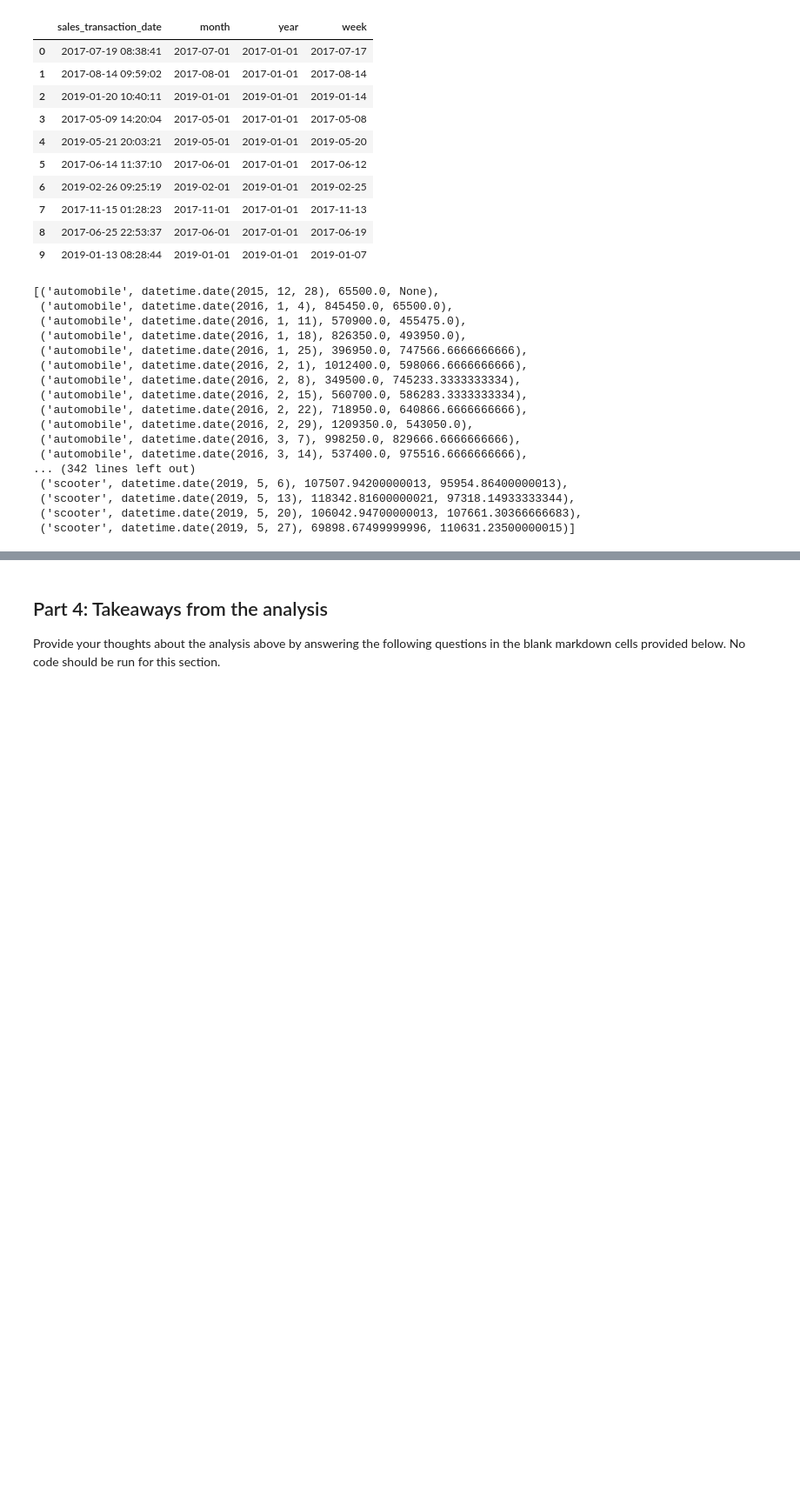
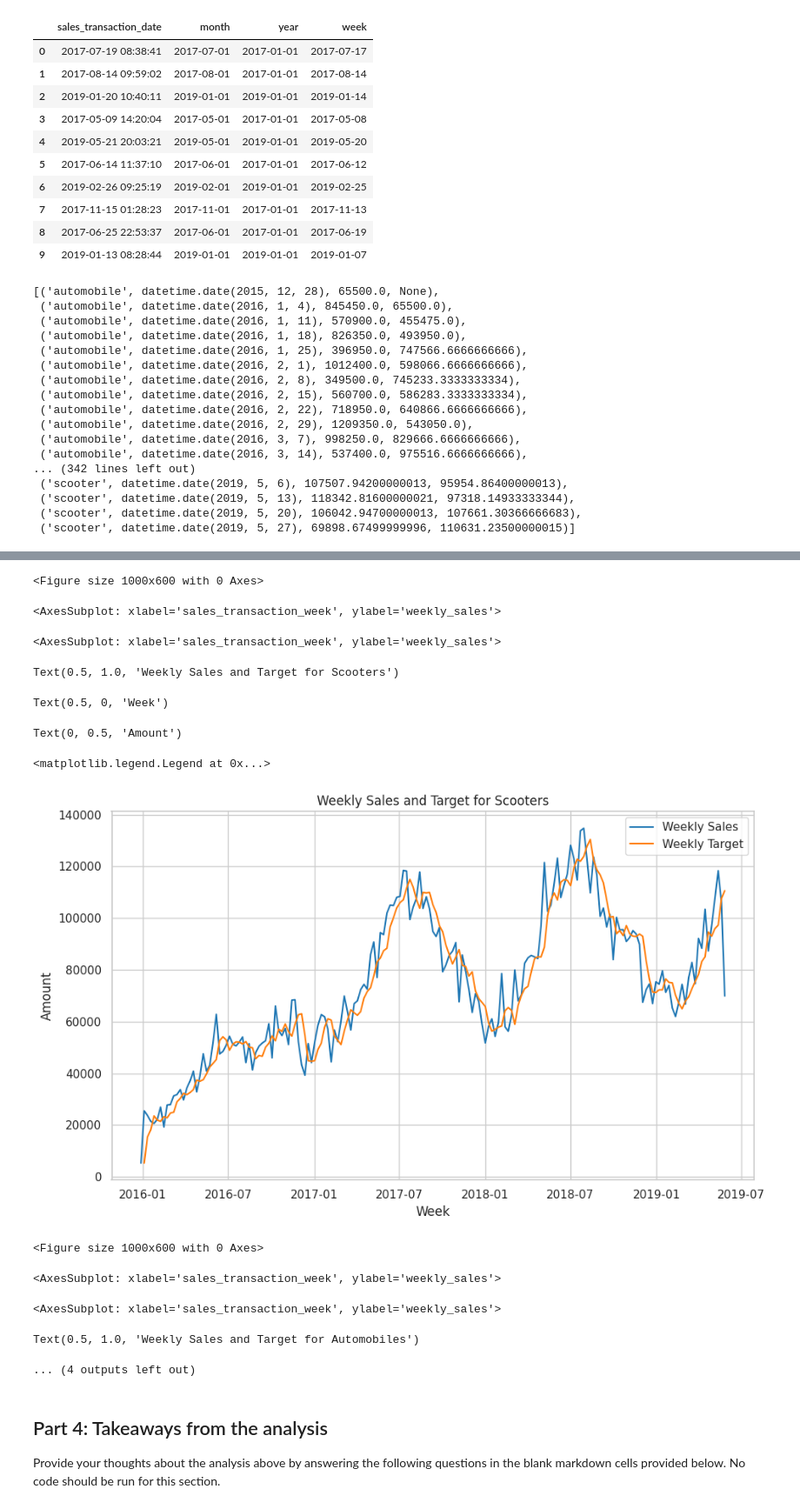
Before and after one commit to TAMU-STAT-624-Spring-2024/visualize-this-group-2, a Jupyter notebook: PythonVizAssignment_20240326_template.ipynb, the cells around one changed output, grey strips where cells are left out. Shown at 87% size. Cells and saved outputs as stored; diff of their text form; code cells hidden in the pictures; blank space fills up the shorter version.

```diff
--- a/PythonVizAssignment_20240326_template.ipynb
+++ b/PythonVizAssignment_20240326_template.ipynb
@@ -309,3 +369,8 @@ engine.execute(query3).fetchall()
  ('scooter', datetime.date(2019, 5, 27), 69898.67499999996, 110631.23500000015)]
 # %%
 #3.2
+query_results = engine.execute(query3).fetchall()
+
+# Creating DataFrame
+product_weekly_sales = pd.DataFrame(query_results, columns=['product_type', 'sales_transaction_week', 'weekly_sales', 'weekly_target'])
+print(product_weekly_sales)
@@ -312,5 +392,55 @@ engine.execute(query3).fetchall()
 # %%
 #3.3
+# Convert 'sales_transaction_week' to datetime if it's not already
+product_weekly_sales['sales_transaction_week'] = pd.to_datetime(product_weekly_sales['sales_transaction_week'])
+
+# Filter data for scooters and automobiles
+scooters_data = product_weekly_sales[product_weekly_sales['product_type'] == 'scooter']
+automobiles_data = product_weekly_sales[product_weekly_sales['product_type'] == 'automobile']
+
+# Set custom color palettes
+scooter_palette = ['#1f77b4', '#ff7f0e']  # blue for sales, orange for target
+automobile_palette = ['#2ca02c', '#d62728']  # green for sales, red for target
+
+# Plotting for scooters
+plt.figure(figsize=(10, 6))
+sns.lineplot(data=scooters_data, x='sales_transaction_week', y='weekly_sales', label='Weekly Sales', color=scooter_palette[0])
+sns.lineplot(data=scooters_data, x='sales_transaction_week', y='weekly_target', label='Weekly Target', color=scooter_palette[1])
+
+# Titles and labels for scooters
+plt.title('Weekly Sales and Target for Scooters')
+plt.xlabel('Week')
+plt.ylabel('Amount')
+plt.legend()
+plt.tight_layout()
+plt.show()
+
+# Plotting for automobiles
+plt.figure(figsize=(10, 6))
+sns.lineplot(data=automobiles_data, x='sales_transaction_week', y='weekly_sales', label='Weekly Sales', color=automobile_palette[0])
+sns.lineplot(data=automobiles_data, x='sales_transaction_week', y='weekly_target', label='Weekly Target', color=automobile_palette[1])
+
+# Titles and labels for automobiles
+plt.title('Weekly Sales and Target for Automobiles')
+plt.xlabel('Week')
+plt.ylabel('Amount')
+plt.legend()
+plt.tight_layout()
+plt.show()
+# %% [output]
+<Figure size 1000x600 with 0 Axes>
+<AxesSubplot: xlabel='sales_transaction_week', ylabel='weekly_sales'>
+<AxesSubplot: xlabel='sales_transaction_week', ylabel='weekly_sales'>
+Text(0.5, 1.0, 'Weekly Sales and Target for Scooters')
+Text(0.5, 0, 'Week')
+Text(0, 0.5, 'Amount')
+<matplotlib.legend.Legend at 0x...>
+[figure, added]
+<Figure size 1000x600 with 0 Axes>
+<AxesSubplot: xlabel='sales_transaction_week', ylabel='weekly_sales'>
+<AxesSubplot: xlabel='sales_transaction_week', ylabel='weekly_sales'>
+Text(0.5, 1.0, 'Weekly Sales and Target for Automobiles')
+... (4 outputs left out)
 # %% [markdown]
 
 ## Part 4: Takeaways from the analysis
```
Also changed, not shown: parts of 4 cells of this notebook.
